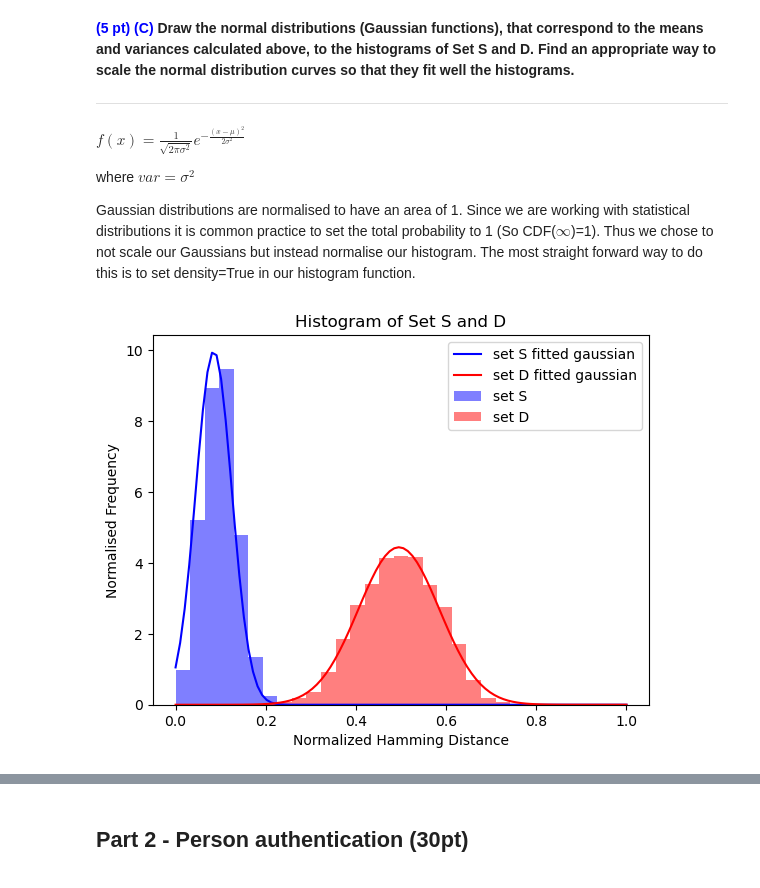
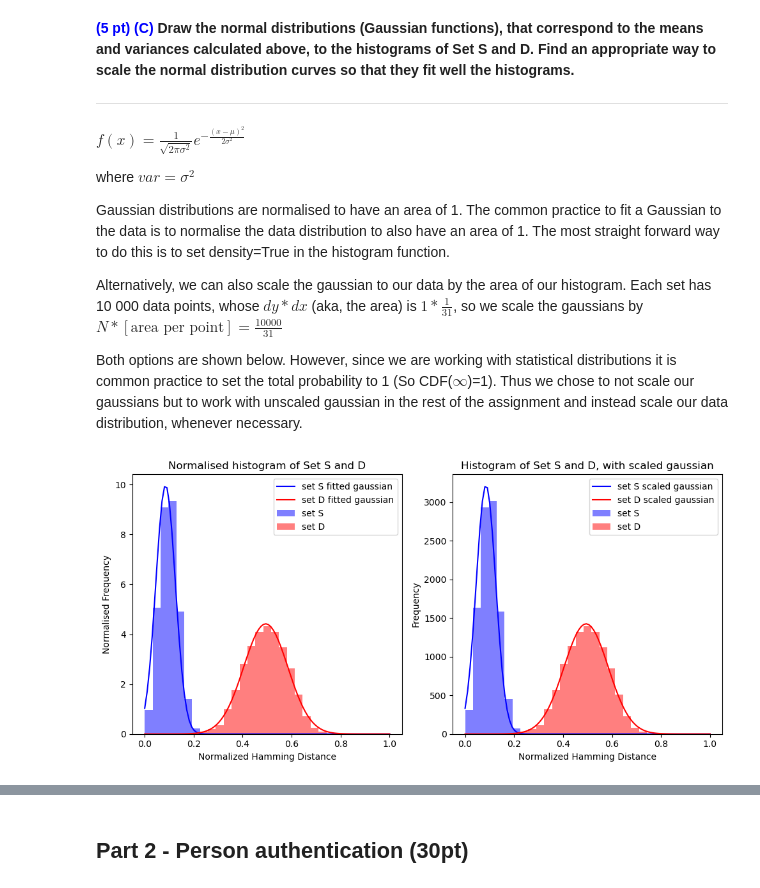
Before and after one commit to mvasselt2006/PR, a Jupyter notebook: Lab1/Elsjan_Asselt_6.ipynb, the cells around one changed output, grey strips where cells are left out. Cells and saved outputs as stored; diff of their text form; code cells hidden in the pictures.

```diff
--- a/Lab1/Elsjan_Asselt_6.ipynb
+++ b/Lab1/Elsjan_Asselt_6.ipynb
@@ -159,28 +167,49 @@ $f(x) = \frac{1}{\sqrt{2\pi \sigma^2}}e^{-\frac{(x-\mu)^2 }{ 2\sigma^2}}$
 
 where $var = \sigma^2$
 
-Gaussian distributions are normalised to have an area of 1. Since we are working with statistical distributions it is common practice to set the total probability to 1 (So CDF($\infty$)=1). Thus we chose to not scale our Gaussians but instead normalise our histogram. The most straight forward way to do this is to set density=True in our histogram function.
+Gaussian distributions are normalised to have an area of 1. The common practice to fit a Gaussian to the data is to normalise the data distribution to also have an area of 1. The most straight forward way to do this is to set density=True in the histogram function.
+
+Alternatively, we can also scale the gaussian to our data by the area of our histogram. Each set has 10 000 data points, whose $dy*dx$ (aka, the area) is $1* \frac{1}{31}$, so we scale the gaussians by $N*[\text{area per point}]=\frac{10000}{31}$
+
+Both options are shown below. However, since we are working with statistical distributions it is common practice to set the total probability to 1 (So CDF($\infty$)=1). Thus we chose to not scale our gaussians but to work with unscaled gaussian in the rest of the assignment and instead scale our data distribution, whenever necessary.
 # %%
 # Plot the distributions...
 
 def gauss(x,mu,var):
     return (1/np.sqrt(2*np.pi*var))*np.exp(-((x-mu)**2)/(2*var))
 
+def gauss_scaled(x,mu,var, N=10000):
+    return (N/31)*(1/np.sqrt(2*np.pi*var))*np.exp(-((x-mu)**2)/(2*var))
+
 xrange = np.linspace(0, 1, 100)
 
-fig = plt.figure()
+fig = plt.figure(figsize=(10,5))
+ax=fig.subplots(1,2)
 
-plt.plot(xrange, gauss(xrange, mu=mu_setS, var=var_setS),c='b', label='set S fitted gaussian')
-plt.plot(xrange, gauss(xrange, mu=mu_setD, var=var_setD),c='r', label='set D fitted gaussian')
+ax[0].plot(xrange, gauss(xrange, mu=mu_setS, var=var_setS),c='b', label='set S fitted gaussian')
+ax[0].plot(xrange, gauss(xrange, mu=mu_setD, var=var_setD),c='r', label='set D fitted gaussian')
 
-plt.hist(set_S, bins=31, range=(0,1), label='set S',alpha=0.5,color='b', density=True)
-plt.hist(set_D, bins=31, range=(0,1), label='set D',alpha=0.5,color='r', density=True)
+ax[0].hist(set_S, bins=31, range=(0,1), label='set S',alpha=0.5,color='b', density=True)
+ax[0].hist(set_D, bins=31, range=(0,1), label='set D',alpha=0.5,color='r', density=True)
 
-plt.title('Histogram of Set S and D')
-plt.ylabel('Normalised Frequency')
-plt.xlabel('Normalized Hamming Distance')
+ax[0].set_title('Normalised histogram of Set S and D')
+ax[0].set_ylabel('Normalised Frequency')
+ax[0].set_xlabel('Normalized Hamming Distance')
 
-plt.legend()
+ax[0].legend()
+
+ax[1].plot(xrange, gauss_scaled(xrange, mu=mu_setS, var=var_setS),c='b', label='set S scaled gaussian')
+ax[1].plot(xrange, gauss_scaled(xrange, mu=mu_setD, var=var_setD),c='r', label='set D scaled gaussian')
+
+ax[1].hist(set_S, bins=31, range=(0,1), label='set S',alpha=0.5,color='b'), #density=True)
+ax[1].hist(set_D, bins=31, range=(0,1), label='set D',alpha=0.5,color='r',)# density=True)
+
+ax[1].set_title('Histogram of Set S and D, with scaled gaussian')
+ax[1].set_ylabel('Frequency')
+ax[1].set_xlabel('Normalized Hamming Distance')
+
+ax[1].legend()
+fig.tight_layout()
 plt.show()
 # %% [output]
-[figure, old version]
+[figure, new version]
```
Also changed, not shown: parts of 17 cells of this notebook.
